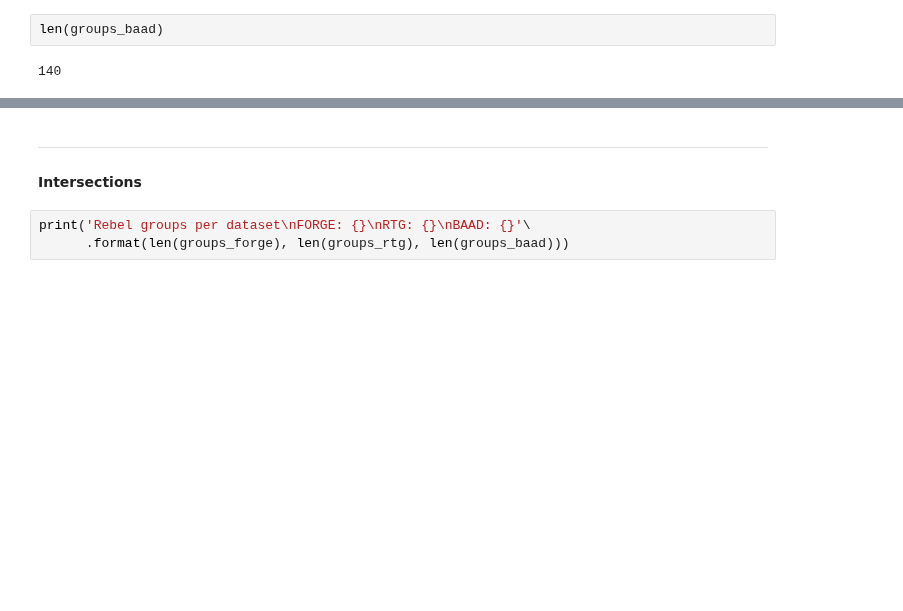
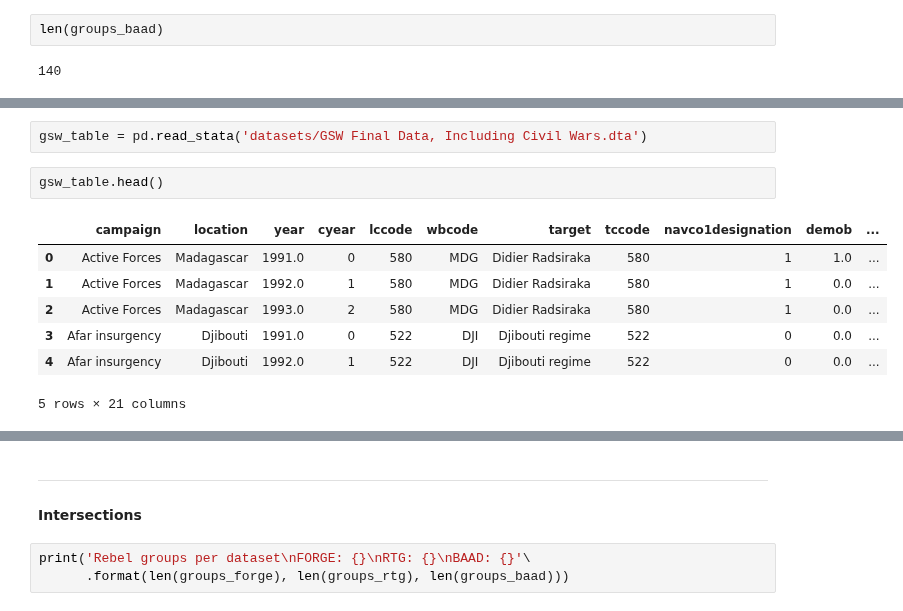
Before and after one commit to pedrohserrano/insurgency-groups-and-EU-policy, a Jupyter notebook: Integration.ipynb, the cells around one changed output, grey strips where cells are left out. Cells and saved outputs as stored; diff of their text form; blank space fills up the shorter version.

```diff
--- a/Integration.ipynb
+++ b/Integration.ipynb
@@ -242,0 +369,12 @@ len(groups_baad)
+# %%
+gsw_table = pd.read_stata('datasets/GSW Final Data, Including Civil Wars.dta')
+# %%
+gsw_table.head()
+# %% [output]
+|  | campaign | location | year | cyear | lccode | wbcode | target | tccode | navco1designation | demob | ... |
+| 0 | Active Forces | Madagascar | 1991.0 | 0 | 580 | MDG | Didier Radsiraka | 580 | 1 | 1.0 | ... |
+| 1 | Active Forces | Madagascar | 1992.0 | 1 | 580 | MDG | Didier Radsiraka | 580 | 1 | 0.0 | ... |
+| 2 | Active Forces | Madagascar | 1993.0 | 2 | 580 | MDG | Didier Radsiraka | 580 | 1 | 0.0 | ... |
+| 3 | Afar insurgency | Djibouti | 1991.0 | 0 | 522 | DJI | Djibouti regime | 522 | 0 | 0.0 | ... |
+| 4 | Afar insurgency | Djibouti | 1992.0 | 1 | 522 | DJI | Djibouti regime | 522 | 0 | 0.0 | ... |
+5 rows × 21 columns
```
Also changed, not shown: parts of 27 cells of this notebook, 42 other files.
